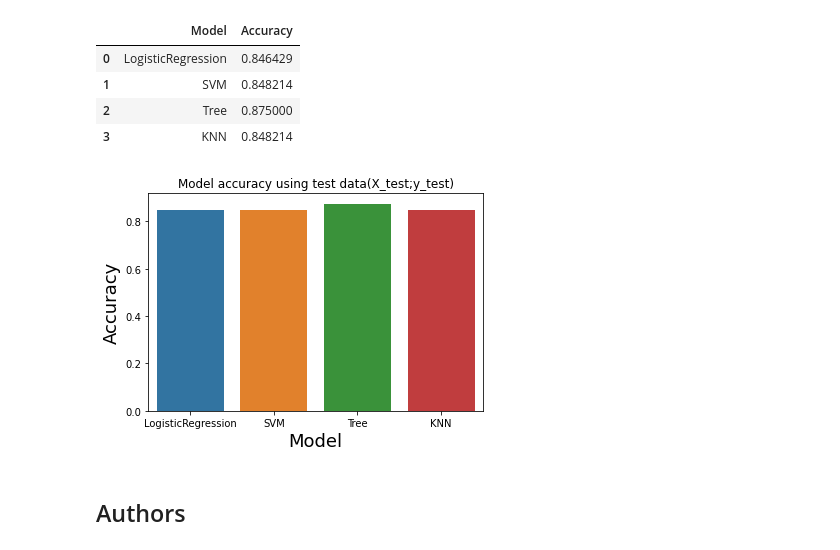
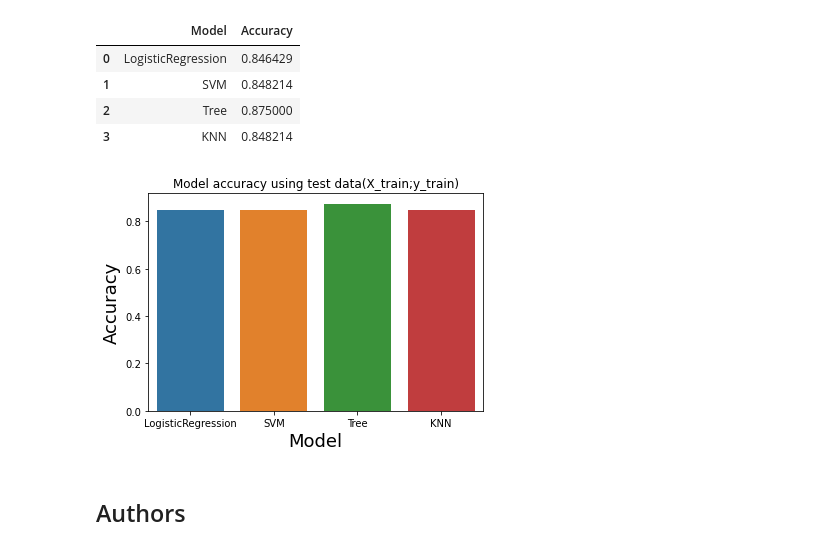
Before and after one commit to MakokwaneM/Coursera-Applied-Data-Science-Capstone-SpaceX, a Jupyter notebook: 8) W4-SpaceX_Machine Learning Prediction_Part_5.ipynb, the cells around one changed output. Saved outputs shown, nothing was run; the diff lists cells and outputs as text; code cells hidden in the pictures.

```diff
--- a/8) W4-SpaceX_Machine Learning Prediction_Part_5.ipynb
+++ b/8) W4-SpaceX_Machine Learning Prediction_Part_5.ipynb
@@ -394,12 +441,12 @@ models_df
 # %%
 # Plot a bar chart of the models accuracy using the models_df
 sns.barplot(x="Model", y="Accuracy", data=models_df)
 plt.xlabel("Model",fontsize=18)
 plt.ylabel("Accuracy",fontsize=18)
-plt.title('Model accuracy using test data(X_test;y_test)')
+plt.title('Model accuracy using test data(X_train;y_train)')
 plt.show()
 # %% [output]
-[figure, old version]
+[figure, new version]
 # %% [markdown]
 ## Authors
 # %% [markdown]
```
Also changed, not shown: parts of 13 cells of this notebook.
